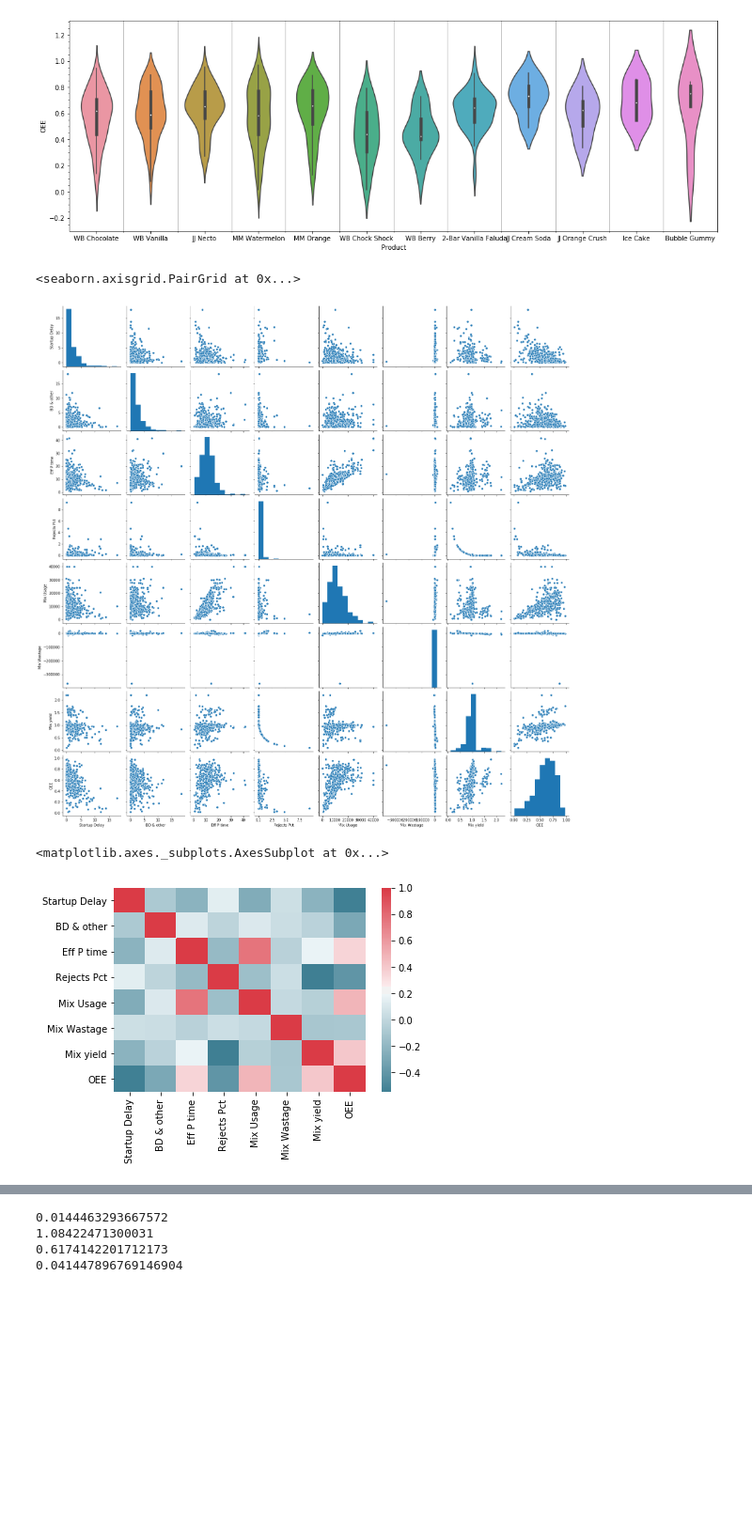
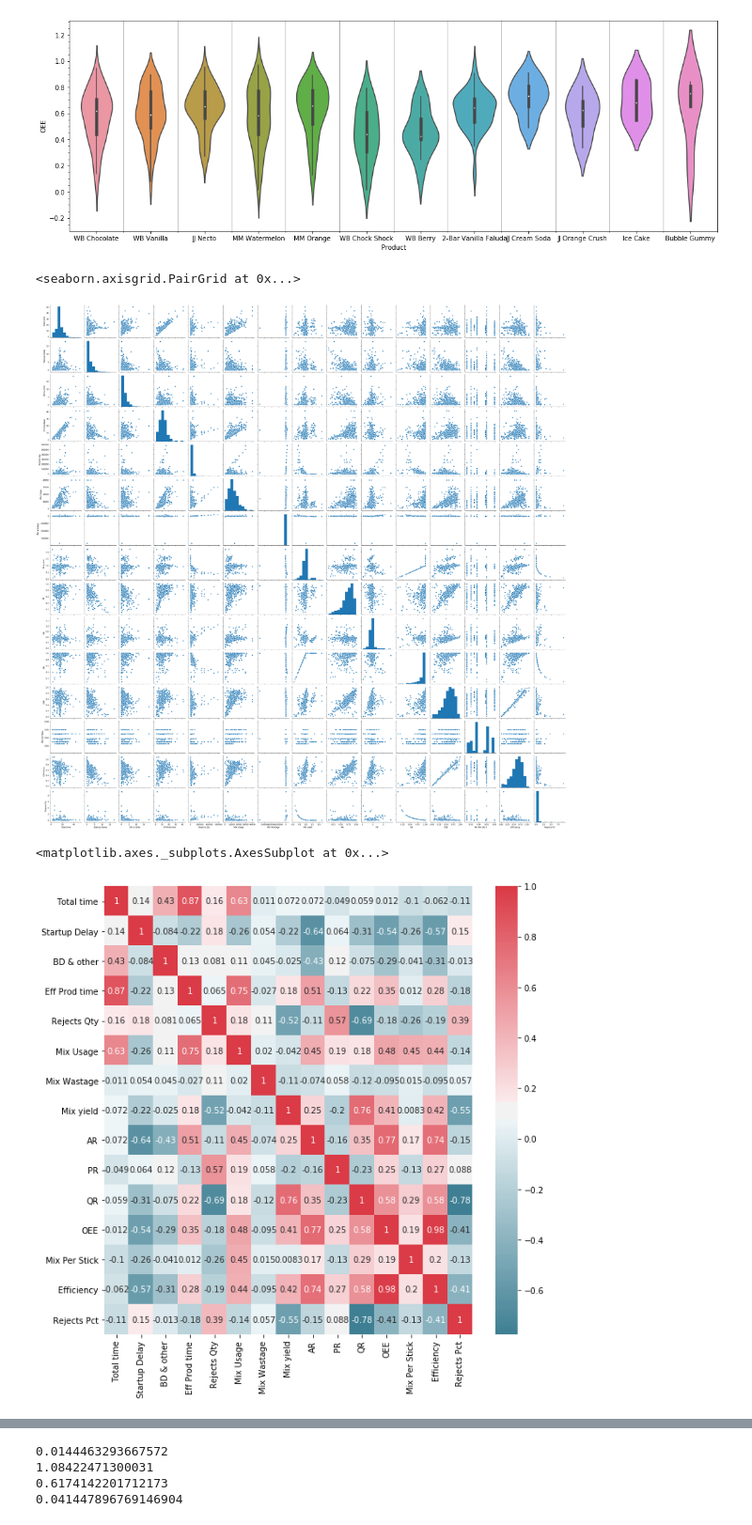
Before and after one commit to CodeProcessor/In20-S1-CS5617-project-1, a Jupyter notebook: Descriptive and Diagonastic.ipynb, the cells around one changed output, grey strips where cells are left out. Shown at 94% size. Cells and saved outputs as stored; diff of their text form; code cells hidden in the pictures; blank space fills up the shorter version.

```diff
--- a/Descriptive and Diagonastic.ipynb
+++ b/Descriptive and Diagonastic.ipynb
@@ -8,6 +8,7 @@ import pandas as pd
 ## Load data from excel file
 # %%
 df = pd.read_excel('../data/Production Data Versaline.xlsx')
+df = df.rename(columns={"Breakdowns and other delays": "BD & other", "Effective production time": "Eff Prod time"})
 print(df.columns)
 df.head(2)
 # %% [output]
@@ -28,0 +31,5 @@ Rejects percentage = Rejects Qty / Total Qty
+# %%
+for val in ["Mix yield", "Rejects Qty"]:
+    df[val] = df[val].fillna(df[val].mean())
+df = df.drop(['Planned Qty'], axis = 1)
+df.info()
@@ -55,8 +62,8 @@ Rejects percentage |
 ## Select only the useful features
 remove duplicate features such as start time and end time
 # %%
-useful_colomns = ["Product", "Startup Delay", "Breakdowns and other delays", "Effective production time", "Rejects Pct", "Mix Usage", "Mix Wastage", "Mix yield", "OEE"]
-df = df[useful_colomns]
-df = df.rename(columns={"Breakdowns and other delays": "BD & other", "Effective production time": "Eff P time"})
-df.head(2)
+useful_colomns = ["Product", "Startup Delay", "BD & other", "Eff Prod time", "Rejects Pct", "Mix Usage", "Mix Wastage", "Mix yield", "OEE"]
+df_use = df[useful_colomns]
+
+df_use.head(2)
 # %% [output]
@@ -121,4 +125,0 @@ memory usage: 31.1+ KB
-# %%
-df["Rejects Pct"] = df["Rejects Pct"].fillna(df["Rejects Pct"].mean())
-df["Mix yield"] = df["Mix yield"].fillna(df["Mix yield"].mean())
-df.info()
@@ -178,13 +161,14 @@ ax1.grid(which='minor', axis='x', linewidth=1)
 sns.pairplot(df.loc[:,df.dtypes == 'float64'])
 # %% [output]
 <seaborn.axisgrid.PairGrid at 0x...>
-[figure, old version]
+[figure, new version]
 # %%
 corr = df.loc[:,df.dtypes == 'float64'].corr()
-sns.heatmap(corr, xticklabels=corr.columns, yticklabels=corr.columns, cmap=sns.diverging_palette(220, 10, as_cmap=True))
+plt.figure(figsize=(10, 10))
+sns.heatmap(corr, xticklabels=corr.columns, yticklabels=corr.columns, cmap=sns.diverging_palette(220, 10, as_cmap=True), annot=True)
 # %% [output]
 <matplotlib.axes._subplots.AxesSubplot at 0x...>
-[figure, old version]
+[figure, new version]
 # %%
 for col in df.columns.values:
     print("{:20} = {}".format(col, df[col].nunique()))
```
Also changed, not shown: parts of 16 cells of this notebook, 1 other file.
